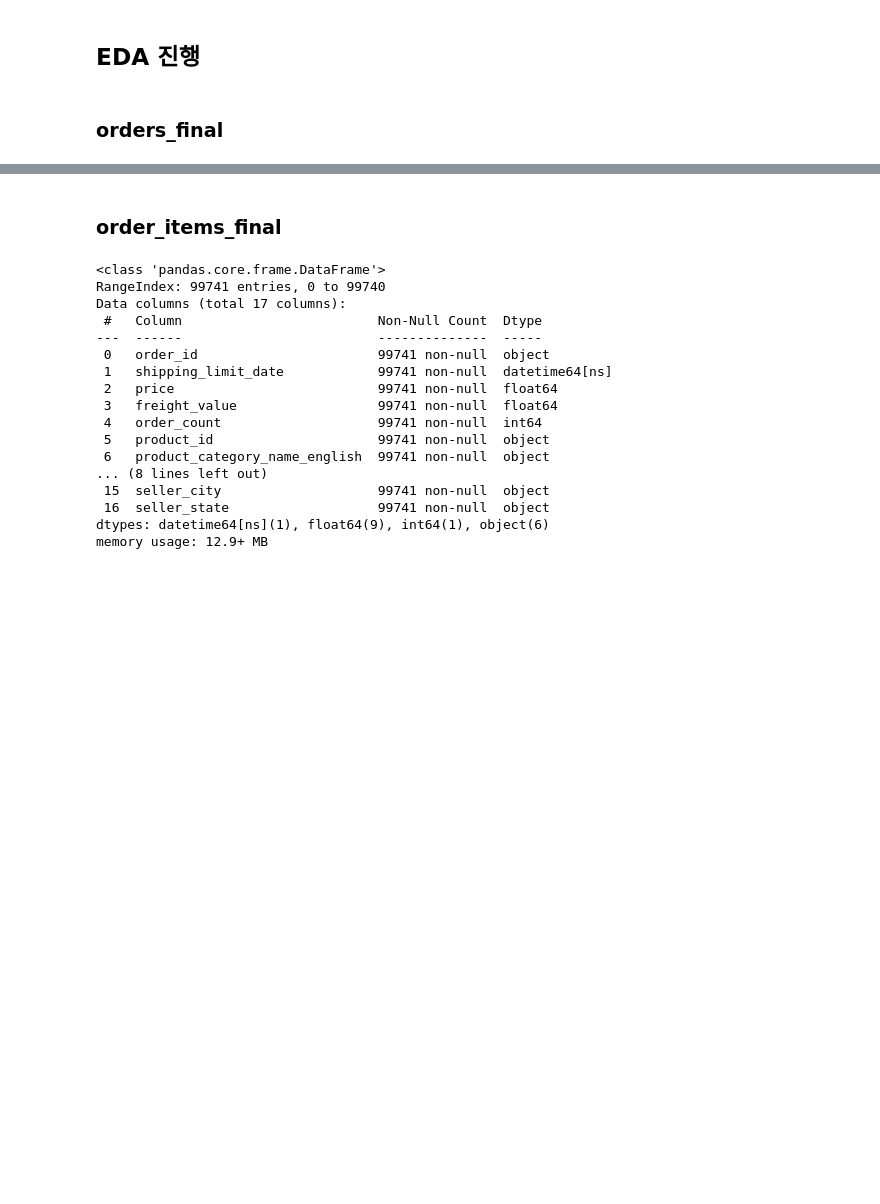
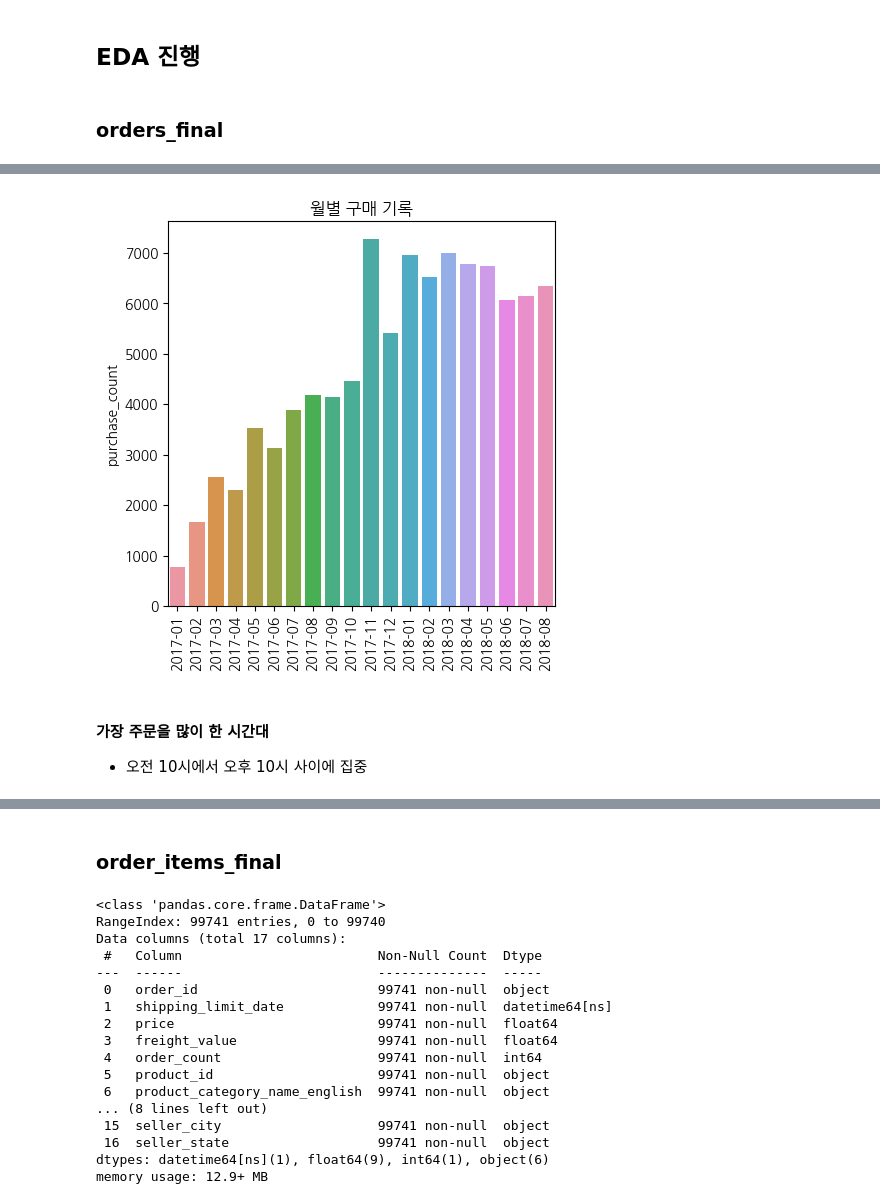
Before and after one commit to DongMyeong2/portfolio, a Jupyter notebook: Project_3_olist/olist.ipynb, the cells around one changed output, grey strips where cells are left out. Cells and saved outputs as stored; diff of their text form; code cells hidden in the pictures; blank space fills up the shorter version.

```diff
--- a/Project_3_olist/olist.ipynb
+++ b/Project_3_olist/olist.ipynb
@@ -664,8 +664,11 @@ order_reviews_v1.head()
 | 2 | 228ce5500dc1d8e020d8d1322874b6f0 | f9e4b658b201a9f2ecdecbb34bed034b | 5 | NaN | NaN | 2018-02-17 | ... |
 | 3 | e64fb393e7b32834bb789ff8bb30750e | 658677c97b385a9be170737859d3511b | 5 | NaN | Recebi bem antes do prazo estipul... | 2017-04-21 | ... |
 | 4 | f7c4243c7fe1938f181bec41a392bdeb | 8e6bfb81e283fa7e4f11123a3fb894f1 | 5 | NaN | Parabéns lojas lannister adorei c... | 2018-03-01 | ... |
+# %%
+check_year_month = (order_with_customer_v1['order_purchase_timestamp'].dt.year == 2017) | ((order_with_customer_v1['order_purchase_timestamp'].dt.year == 2018) & (order_with_customer_v1['order_purchase_timestamp'].dt.month <= 8))
+order_with_customer_v2 = order_with_customer_v1[check_year_month]
 # %%
-common_ids = set(order_with_customer_v1['order_id']).intersection(
+common_ids = set(order_with_customer_v2['order_id']).intersection(
     order_items_v3['order_id'],
     order_payments_v2['order_id'],
     order_reviews_v1['order_id']
@@ -838,0 +841,8 @@ memory usage: 7.3+ MB
+# %%
+orders_final_year_month = orders_final.copy()
+orders_final_year_month['year'] = orders_final_year_month['order_purchase_timestamp'].dt.year
+orders_final_year_month['month'] = orders_final_year_month['order_purchase_timestamp'].dt.month
+# %%
+purchase_year_month = orders_final_year_month.groupby(['year', 'month']).agg({'order_id': 'count'}).reset_index()
+purchase_year_month['year_month'] = purchase_year_month['year'].astype(str) + '-' + purchase_year_month['month'].astype(str).str.zfill(2)
+purchase_year_month
@@ -838,0 +867,16 @@ memory usage: 7.3+ MB
+# %%
+fig, ax = plt.subplots(figsize=(5,5))
+
+sns.barplot(data=purchase_year_month, x='year_month', y='order_id')
+
+ax.set_title('월별 구매 기록')
+ax.set_xlabel('')
+ax.set_ylabel('purchase_count')
+
+plt.xticks(rotation=90)
+plt.show()
+# %% [output]
+[figure, added]
+# %% [markdown]
+#### 가장 주문을 많이 한 시간대
+- 오전 10시에서 오후 10시 사이에 집중
```
Also changed, not shown: parts of 26 cells of this notebook.
